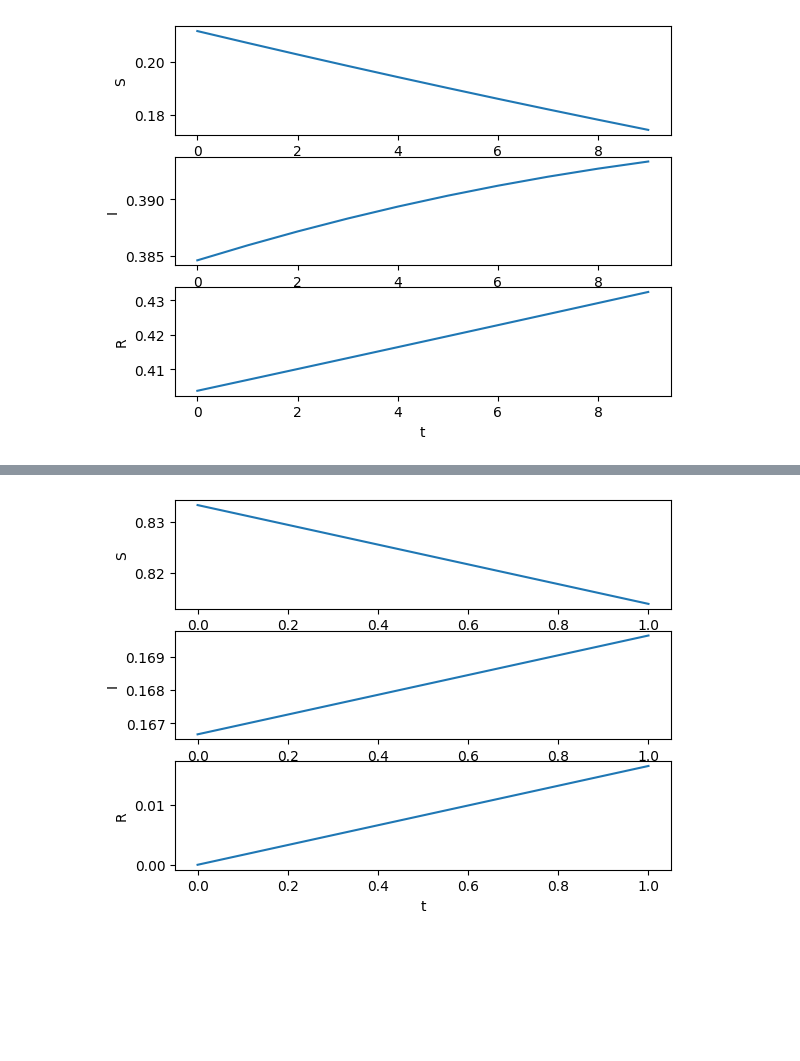
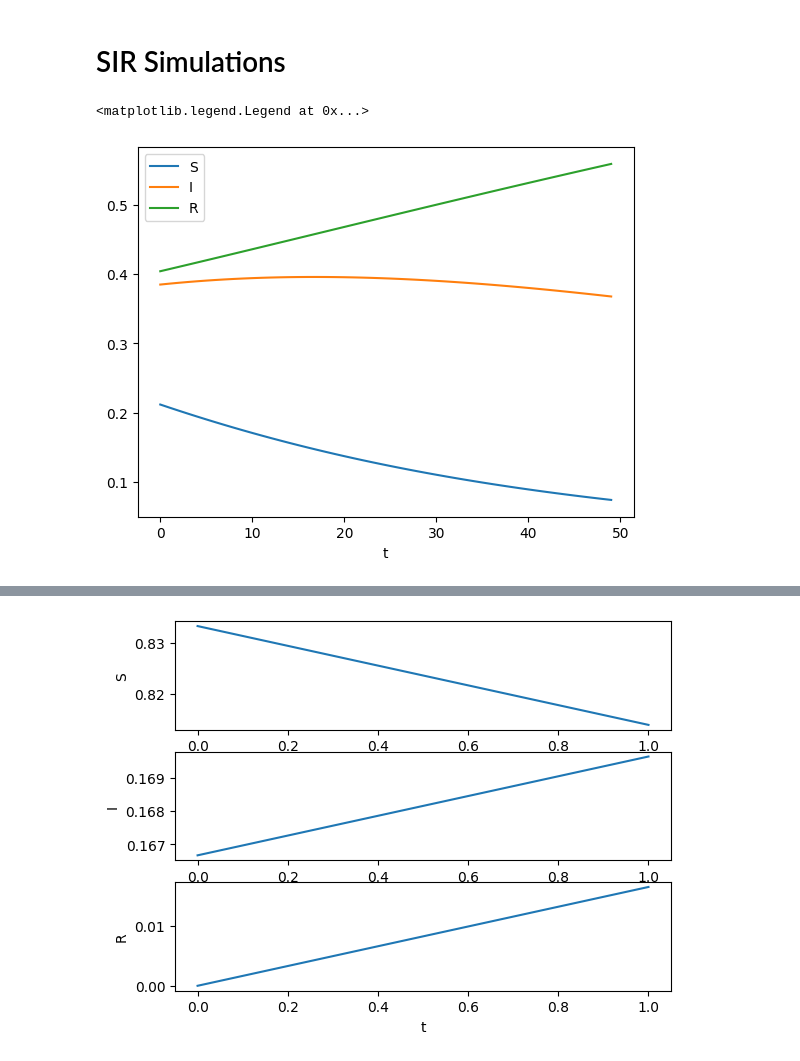
Before and after one commit to jesperhauch/polynomial_deep_learning, a Jupyter notebook: function_visualization.ipynb, the cells around one changed output, grey strips where cells are left out. Drawn from its saved outputs; the diff is of its cells as text; code cells hidden in the pictures; blank space fills up the shorter version.

```diff
--- a/function_visualization.ipynb
+++ b/function_visualization.ipynb
@@ -26,0 +16,17 @@ fig.savefig("imgs/" + type(func).__name__, dpi=300, bbox_inches="tight")
+# %%
+
+x = features[:,0].numpy()
+y = features[:,1].numpy()
+X, Y = np.meshgrid(x, y)
+Z = func.calculate_targets(torch.Tensor(X), torch.Tensor(Y)).numpy()
+fig, ax = plt.subplots(subplot_kw={"projection": "3d"})
+surf = ax.plot_surface(X, Y, Z, cmap=cm.coolwarm, antialiased=False)
+ax.contour(X, Y, Z, offset=0, cmap=cm.coolwarm)
+ax.set_title(type(func).__name__ + " Function")
+ax.set_xlabel(r"$x_1$")
+ax.set_ylabel(r"$x_2$")
+ax.zaxis.set_major_formatter(mtick.FormatStrFormatter('%.1e'))
+ax.zaxis.set_tick_params(pad=10)
+#ax.set_zlabel(r"$f(x_1,x_2)$", labelpad=20)
+fig.tight_layout()
+#fig.savefig("report/optimization_funcs/" + type(func).__name__, bbox_inches="tight")
@@ -27,3 +35,5 @@ fig.savefig("imgs/" + type(func).__name__, dpi=300, bbox_inches="tight")
+# %% [markdown]
+# SIR Simulations
 # %%
 import matplotlib.pyplot as plt
 from torch.utils.data import Dataset, DataLoader
@@ -38,23 +46,20 @@ dataloader = DataLoader(ds, batch_size=32)
 # %%
 import matplotlib.pyplot as plt
 import torch
 from data.epidemiology import Epidemiology
 from torch.distributions.uniform import Uniform
-%reload_ext autoreload
-%autoreload 2
 beta_dist = Uniform(0.02, 0.09)
 gamma_dist = Uniform(0.002, 0.01)
-ds = Epidemiology(beta_dist, gamma_dist, 1, 10, 1, "train")
+ds = Epidemiology(beta_dist, gamma_dist, 1, 50, 1)
 dataloader = DataLoader(ds, batch_size=32)
-fig, ax = plt.subplots(3,1)
-for X,y in dataloader:
+fig, ax = plt.subplots()
+for beta, gamma,X, y in dataloader:
     X = torch.concat((X[:,:1,:], y), dim=1)
-    ax[0].plot(X[:,:,0].T)
-    ax[1].plot(X[:,:,1].T)
-    ax[2].plot(X[:,:,2].T)
-ax[0].set_ylabel("S")
-ax[1].set_ylabel("I")
-ax[2].set_ylabel("R")
-ax[2].set_xlabel("t");
+    ax.plot(X[:,:,0].T, label="S")
+    ax.plot(X[:,:,1].T, label="I")
+    ax.plot(X[:,:,2].T, label="R")
+ax.set_xlabel("t");
+ax.legend()
 # %% [output]
+<matplotlib.legend.Legend at 0x...>
-[figure, old version]
+[figure, new version]
```
Also changed, not shown: parts of 7 cells of this notebook, 12 other files.
